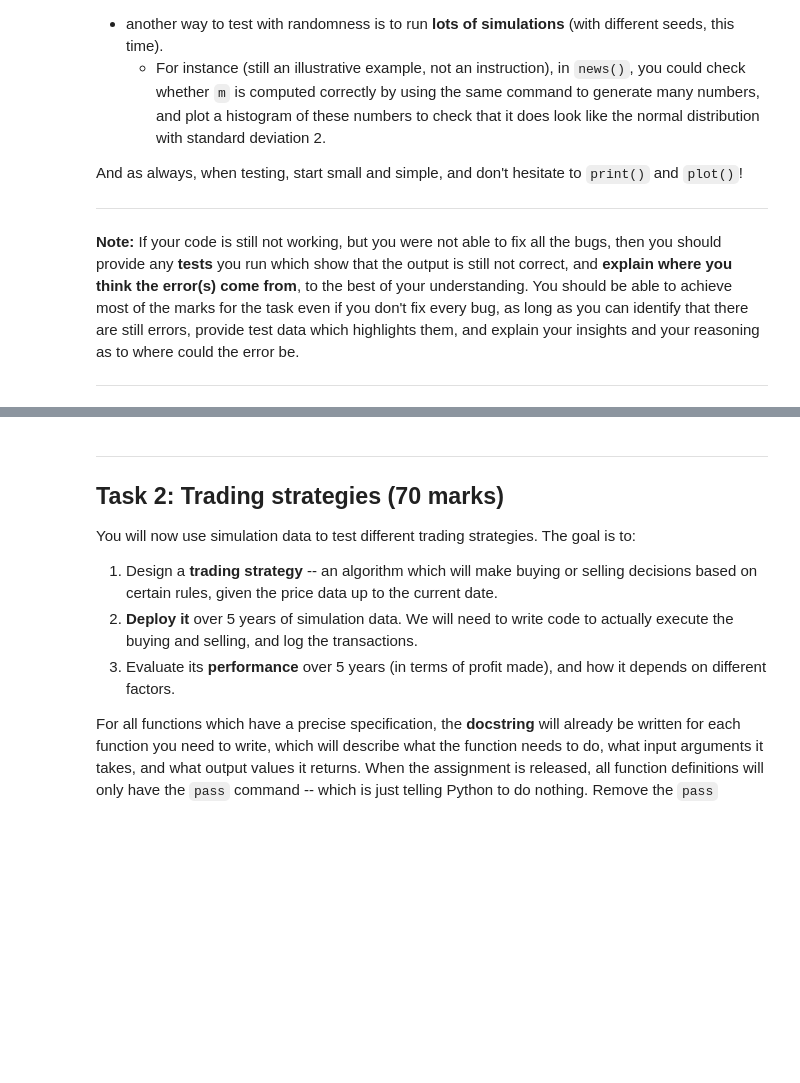
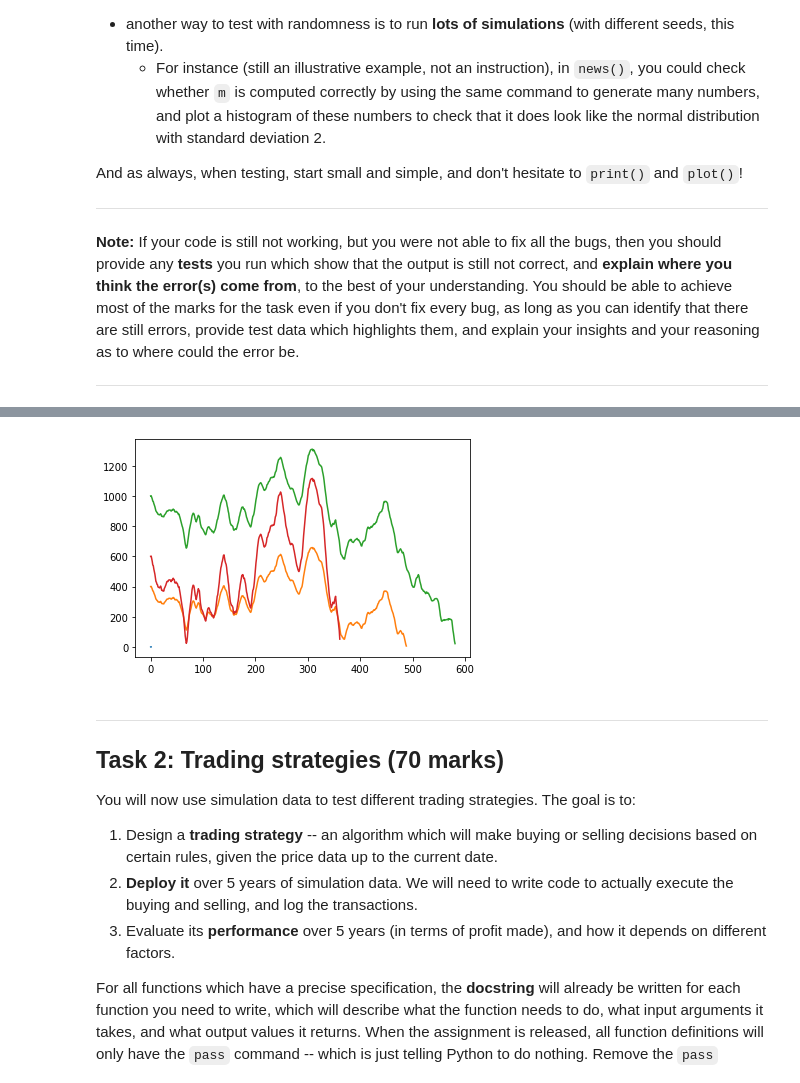
Before and after one commit to c-abbott/algorithmic-trading, a Jupyter notebook: project-1-notebook.ipynb, the cells around one changed output, grey strips where cells are left out. Saved outputs shown, nothing was run; the diff lists cells and outputs as text; code cells hidden in the pictures; blank space fills up the shorter version.

```diff
--- a/project-1-notebook.ipynb
+++ b/project-1-notebook.ipynb
@@ -243,3 +245,19 @@ And as always, when testing, start small and simple, and don't hesitate to `prin
+# %%
+import matplotlib.pyplot as plt
+import numpy as np
+import trading.data as data
+
+# Make some data
+N = 4
+p0 = [0, 400, 1000, 600]
+v = [1, 2.5, 3, 5]
+stock_prices = np.zeros([1000, N])
+for i in range(N):
+    stock_prices[:, i] = data.generate_stock_price(1000, p0[i], v[i])
+plt.plot(stock_prices)
+plt.show()
+# %% [output]
+[figure, added]
 # %% [markdown]
 ---
 ## Task 2: Trading strategies (70 marks)
```
Also changed, not shown: parts of 3 cells of this notebook, 1 other file.
